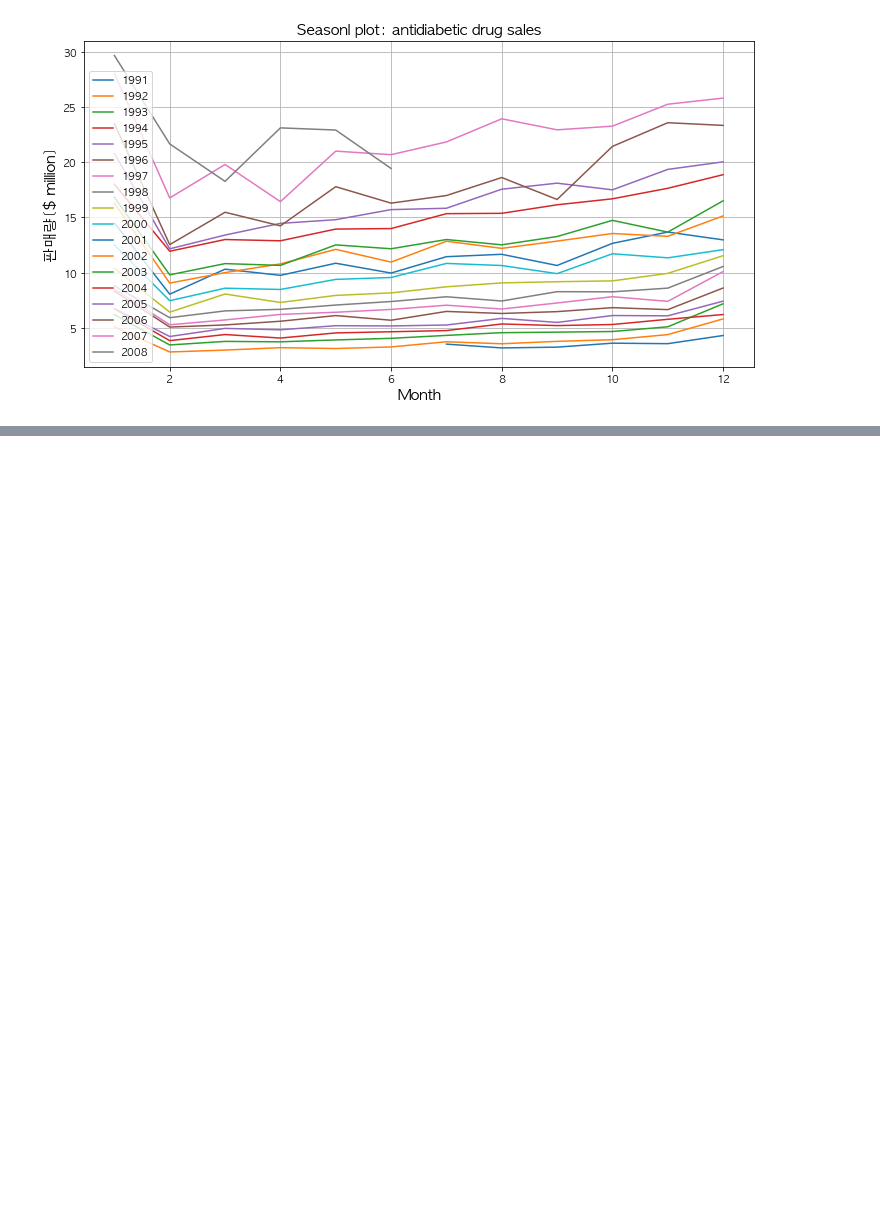
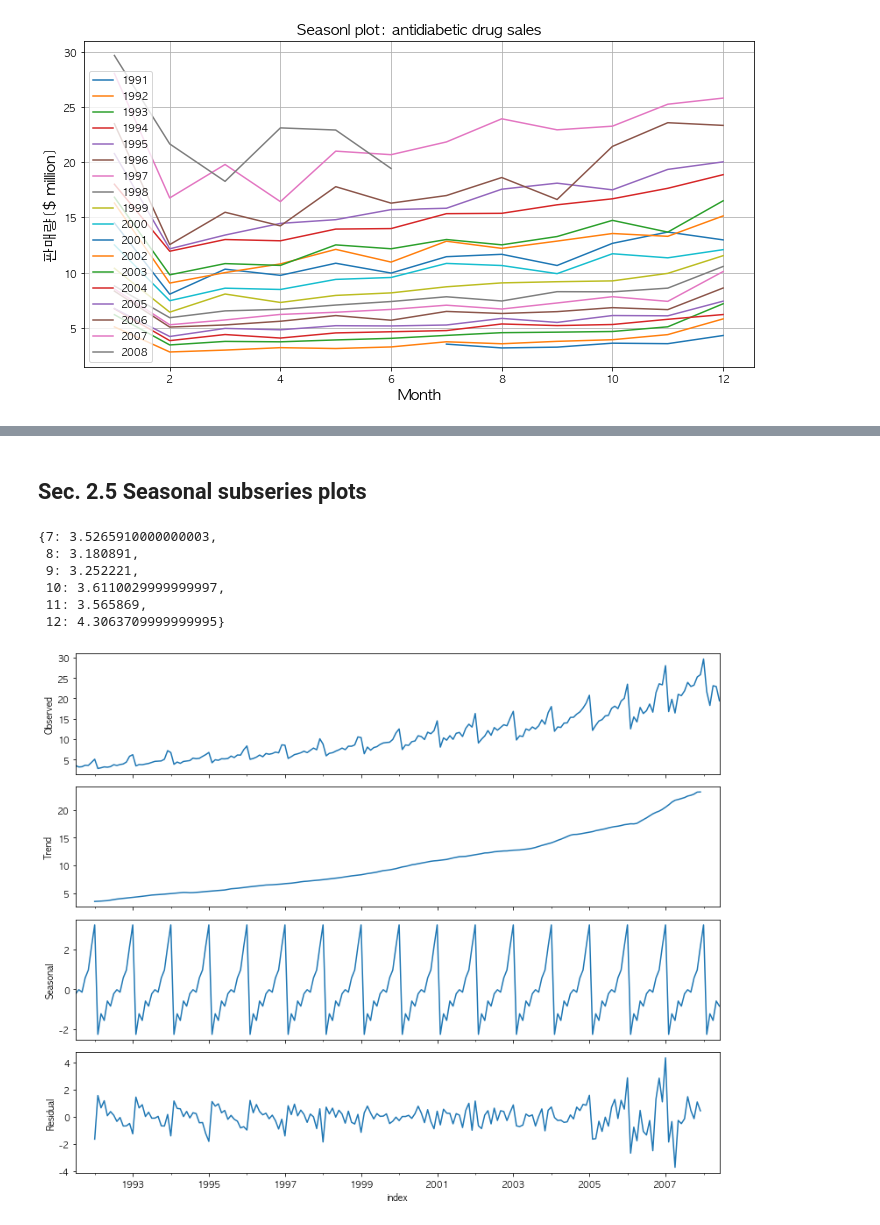
Before and after one commit to yunypark/fpp, a Jupyter notebook: ch2_Time_series_graphics.ipynb, the cells around one changed output, grey strips where cells are left out. Drawn from its saved outputs; the diff is of its cells as text; code cells hidden in the pictures; blank space fills up the shorter version.

```diff
--- a/ch2_Time_series_graphics.ipynb
+++ b/ch2_Time_series_graphics.ipynb
@@ -7,13 +7,19 @@ replace `ts()` function in R as `date_range()` in `pandas`
 # %%
 import pandas as pd
 import datetime
-
+from math import pi
+import numpy as np
 pd.plotting.register_matplotlib_converters()
 import matplotlib.pyplot as plt
 %matplotlib inline
 plt.rcParams["font.family"] = 'AppleGothic'
 
 import seaborn as sns
+import statsmodels.api as sm
+
+from pylab import rcParams
+import matplotlib as mpl
+mpl.rcParams['axes.unicode_minus'] = False
 # %%
 idx = pd.date_range('2012', periods=5, freq='Y').year
 values = [123, 39, 78, 52, 110]
@@ -211,0 +328,21 @@ ax.fill(angles, values, 'b', alpha=0.1)
+# %% [markdown]
+## Sec. 2.5 Seasonal subseries plots
+# %%
+a10_dict_year = a10_pivot.groupby('year').apply(lambda a10_pivot: a10_pivot.xs(a10_pivot.name)['value'].to_dict()).to_dict()
+a10_dict[1991]
+# %% [output]
+{7: 3.5265910000000003,
+ 8: 3.180891,
+ 9: 3.252221,
+ 10: 3.6110029999999997,
+ 11: 3.565869,
+ 12: 4.3063709999999995}
+# %%
+# https://www.digitalocean.com/community/tutorials/a-guide-to-time-series-visualization-with-python-3
+rcParams['figure.figsize'] = 11, 9
+
+decomposition = sm.tsa.seasonal_decompose(a10['value'], model='additive')
+fig = decomposition.plot()
+plt.show()
+# %% [output]
+[figure, added]
```
Also changed, not shown: parts of 8 cells of this notebook.
